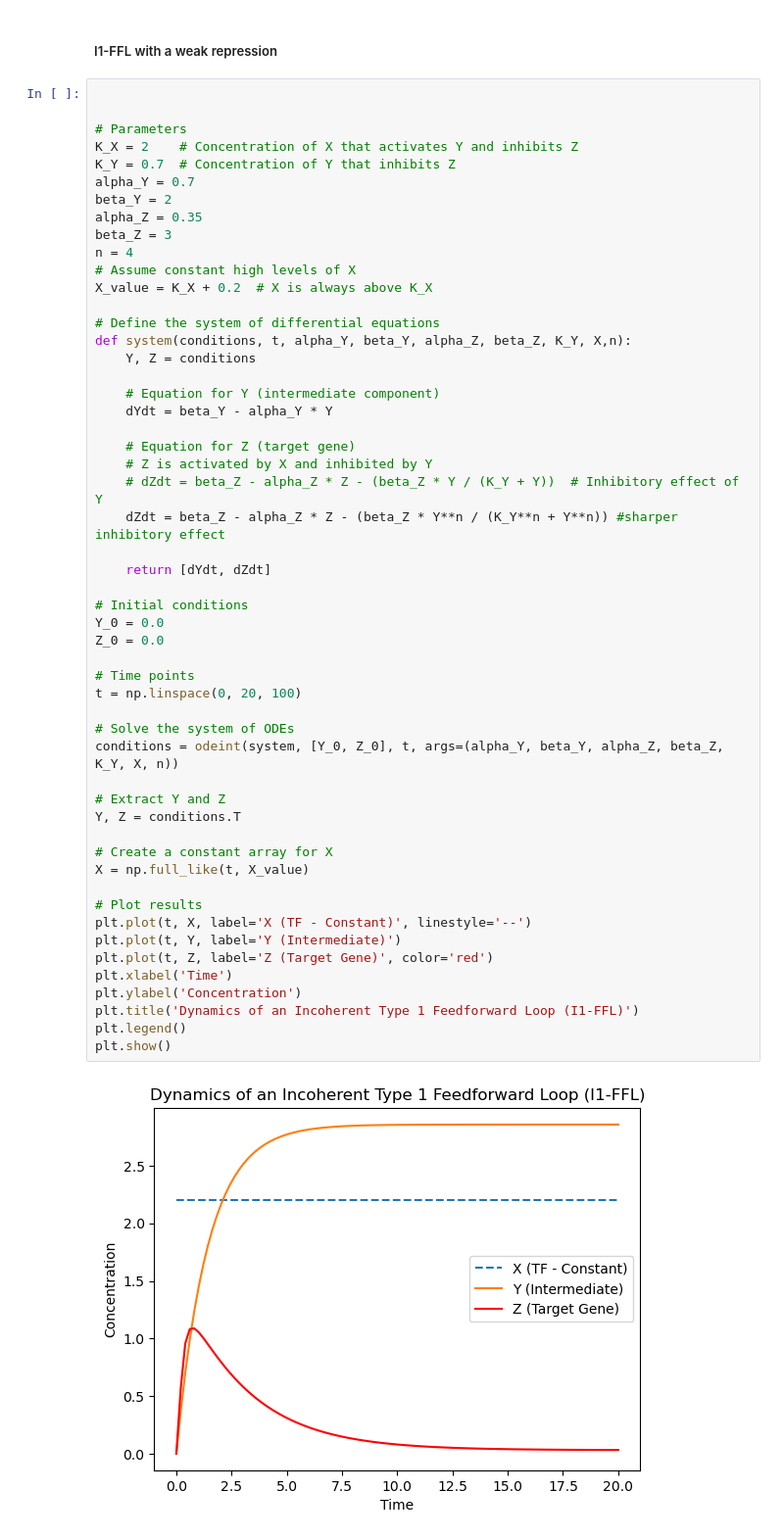
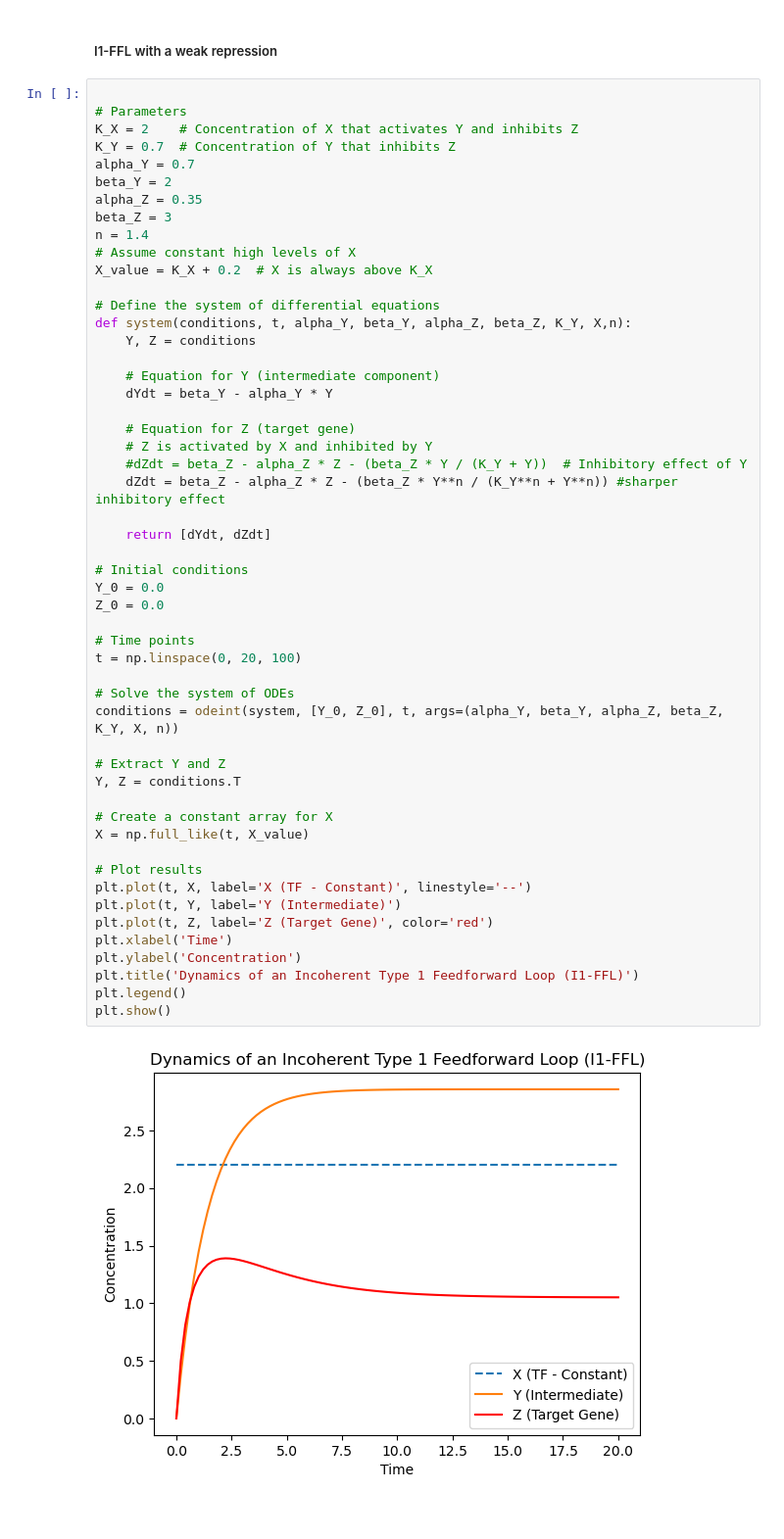
Before and after one commit to amoyag/practicas_biofisica, a Jupyter notebook: FFL_dynamics.ipynb, the cells around one changed output. Shown at 98% size. Saved outputs shown, nothing was run; the diff lists cells and outputs as text.

```diff
--- a/FFL_dynamics.ipynb
+++ b/FFL_dynamics.ipynb
@@ -432,7 +432,6 @@ For this example we have set two modes of repression of Z by Y, so you can obser
 # %% [markdown]
 ##### I1-FFL with a weak repression
 # %%
-
 
 # Parameters
 K_X = 2    # Concentration of X that activates Y and inhibits Z
@@ -441,7 +440,7 @@ alpha_Y = 0.7
 beta_Y = 2
 alpha_Z = 0.35
 beta_Z = 3
-n = 4
+n = 1.4
 # Assume constant high levels of X
 X_value = K_X + 0.2  # X is always above K_X
 
@@ -454,35 +453,35 @@ def system(conditions, t, alpha_Y, beta_Y, alpha_Z, beta_Z, K_Y, X,n):
 
     # Equation for Z (target gene)
     # Z is activated by X and inhibited by Y
-    # dZdt = beta_Z - alpha_Z * Z - (beta_Z * Y / (K_Y + Y))  # Inhibitory effect of Y
+    #dZdt = beta_Z - alpha_Z * Z - (beta_Z * Y / (K_Y + Y))  # Inhibitory effect of Y
     dZdt = beta_Z - alpha_Z * Z - (beta_Z * Y**n / (K_Y**n + Y**n)) #sharper inhibitory effect
 
     return [dYdt, dZdt]
 
 # Initial conditions
 Y_0 = 0.0
 Z_0 = 0.0
 
 # Time points
 t = np.linspace(0, 20, 100)
 
 # Solve the system of ODEs
 conditions = odeint(system, [Y_0, Z_0], t, args=(alpha_Y, beta_Y, alpha_Z, beta_Z, K_Y, X, n))
 
 # Extract Y and Z
 Y, Z = conditions.T
 
 # Create a constant array for X
 X = np.full_like(t, X_value)
 
 # Plot results
 plt.plot(t, X, label='X (TF - Constant)', linestyle='--')
 plt.plot(t, Y, label='Y (Intermediate)')
 plt.plot(t, Z, label='Z (Target Gene)', color='red')
 plt.xlabel('Time')
 plt.ylabel('Concentration')
 plt.title('Dynamics of an Incoherent Type 1 Feedforward Loop (I1-FFL)')
 plt.legend()
 plt.show()
 # %% [output]
-[figure, old version]
+[figure, new version]
```
Also changed, not shown: parts of 6 cells of this notebook.
